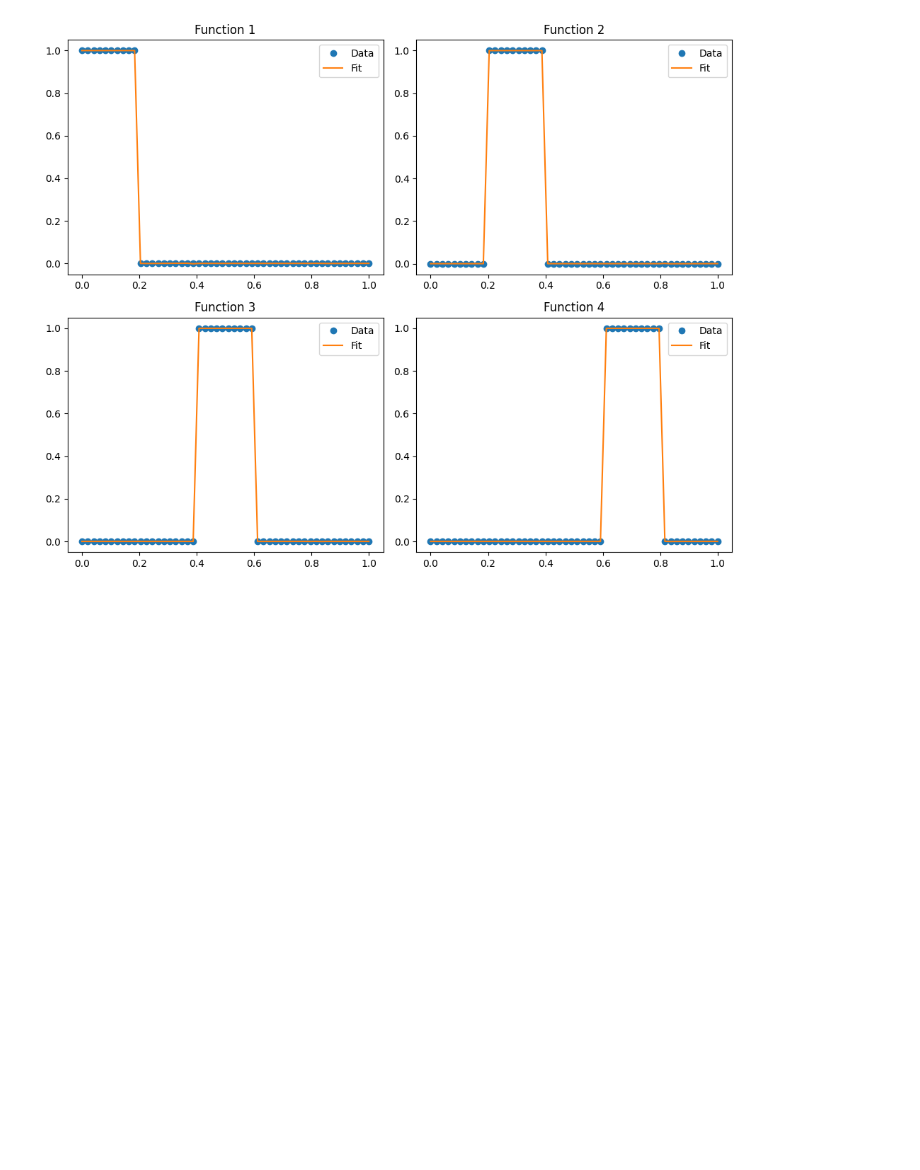
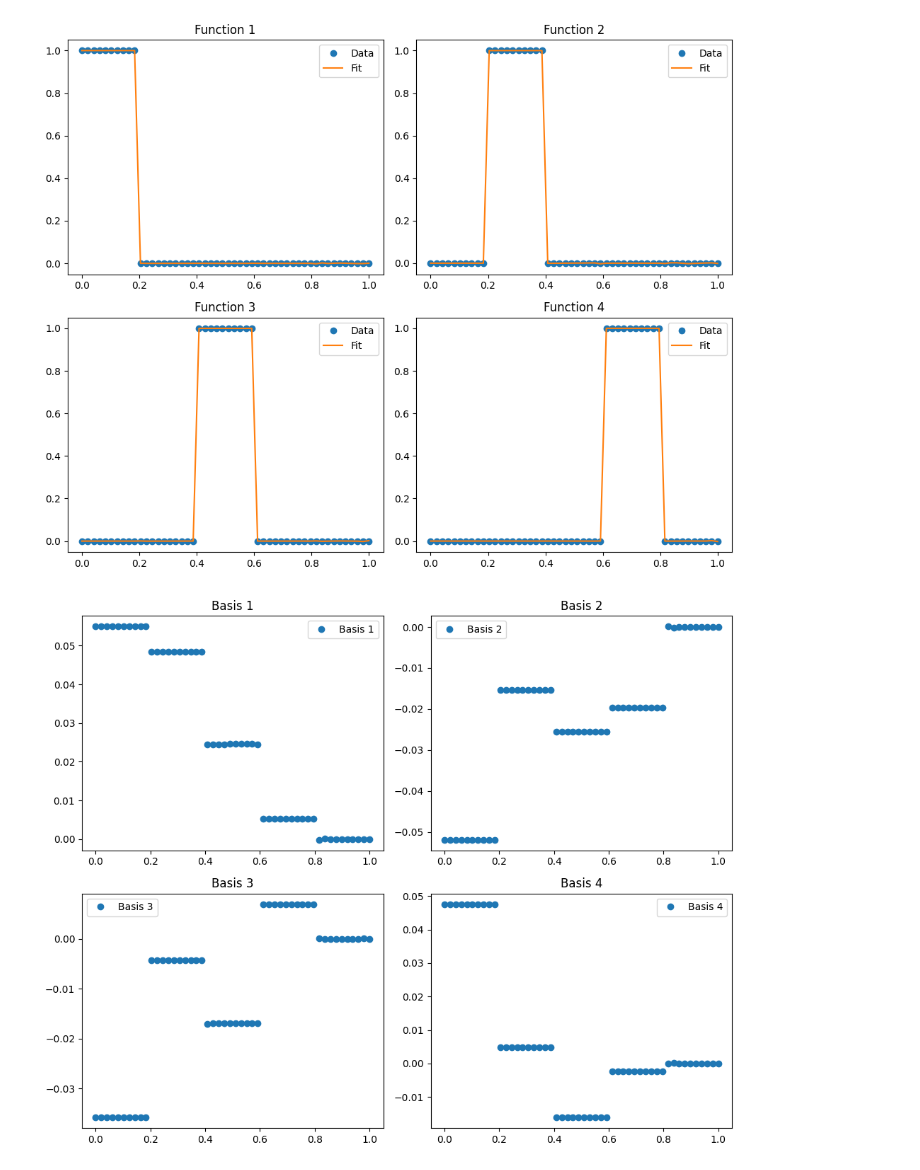
Before and after one commit to Royal4224/ENM_5320, a Jupyter notebook: ENM_5320_Homework_1.ipynb, the cells around one changed output. Cells and saved outputs as stored; diff of their text form; code cells hidden in the pictures; blank space fills up the shorter version.

```diff
--- a/ENM_5320_Homework_1.ipynb
+++ b/ENM_5320_Homework_1.ipynb
@@ -78,7 +78,7 @@ class BasisDNNLayer(nn.Module):
     def __init__(self,Nbasis):
         super(BasisDNNLayer, self).__init__()
         # Define a simple MLP with two hidden layer
-        self.Nneurons = 100
+        self.Nneurons = 50
         self.hidden1 = nn.Linear(1, self.Nneurons)  # 1 input feature, N hidden units
         self.hidden2 = nn.Linear(self.Nneurons, self.Nneurons)  # N input feature, N hidden units
         self.hidden3 = nn.Linear(self.Nneurons, self.Nneurons)  # N input feature, N hidden units
@@ -162,0 +161,16 @@ plt.show()
+# %%
+# plot basis
+basis.shape
+fig, axes = plt.subplots(2, 2, figsize=(10, 8))
+axes = axes.flatten()
+for i in range(N):
+  basis_i = basis[:, i]
+  axes[i].plot(x_data.detach().numpy(), basis_i.detach().numpy(), 'o', label = f'Basis {i+1}')
+  axes[i].set_title(f'Basis {i+1}')
+  axes[i].legend()
+
+
+plt.tight_layout()
+plt.show()
+# %% [output]
+[figure, added]
```
Also changed, not shown: parts of 2 cells of this notebook.
